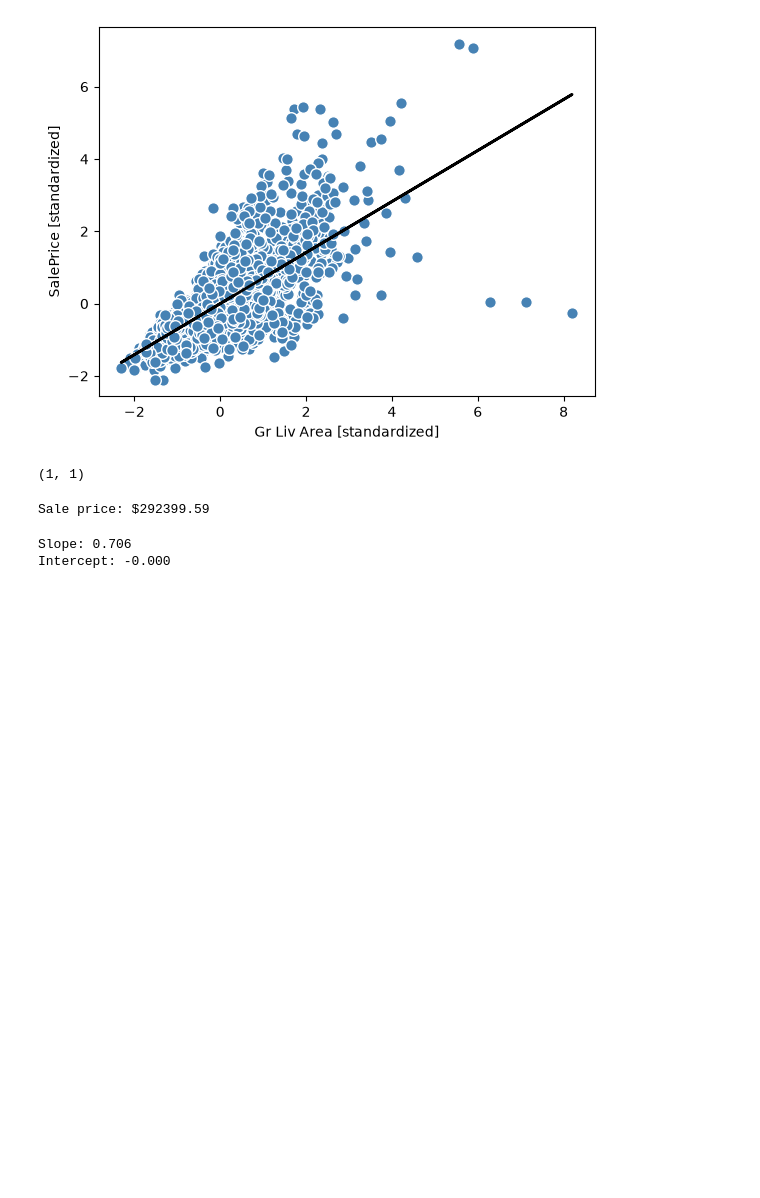
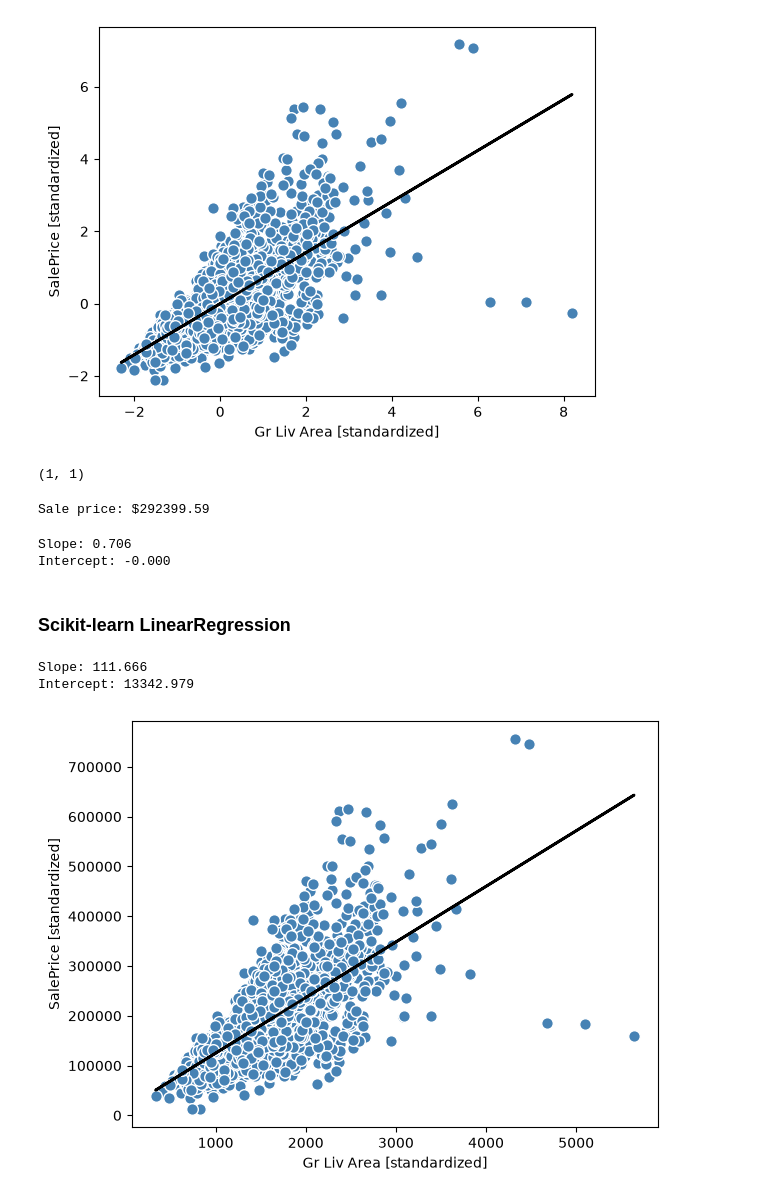
Before and after one commit to chrisluo5311/Python_Machine_Learning_Book, a Jupyter notebook: ch10/ch10.ipynb, the cells around one changed output. Drawn from its saved outputs; the diff is of its cells as text; code cells hidden in the pictures; blank space fills up the shorter version.

Commit message:
Add scikit-learn linear regression and Ransac and evaluation

```diff
--- a/ch10/ch10.ipynb
+++ b/ch10/ch10.ipynb
@@ -149,3 +149,23 @@ print(f"Intercept: {lr.w_[0]:.3f}")
 # %% [output]
 Slope: 0.706
 Intercept: -0.000
+# %% [markdown]
+### Scikit-learn LinearRegression
+# %%
+from sklearn.linear_model import LinearRegression
+slr = LinearRegression()
+slr.fit(X, y)
+y_pred = slr.predict(X)
+print(f"Slope: {slr.coef_[0][0]:.3f}")
+print(f"Intercept: {slr.intercept_[0]:.3f}")
+# %% [output]
+Slope: 111.666
+Intercept: 13342.979
+# %%
+lin_regplot(X, y, slr)
+plt.xlabel('Gr Liv Area [standardized]')
+plt.ylabel('SalePrice [standardized]')
+plt.tight_layout()
+plt.show()
+# %% [output]
+[figure, added]
```
Also changed, not shown: 2 other files.
